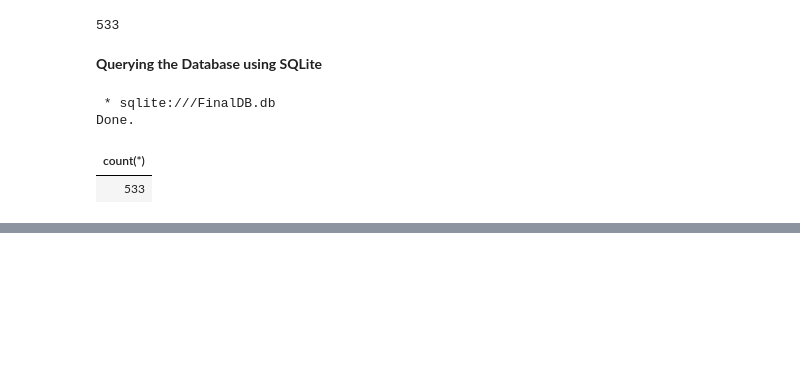
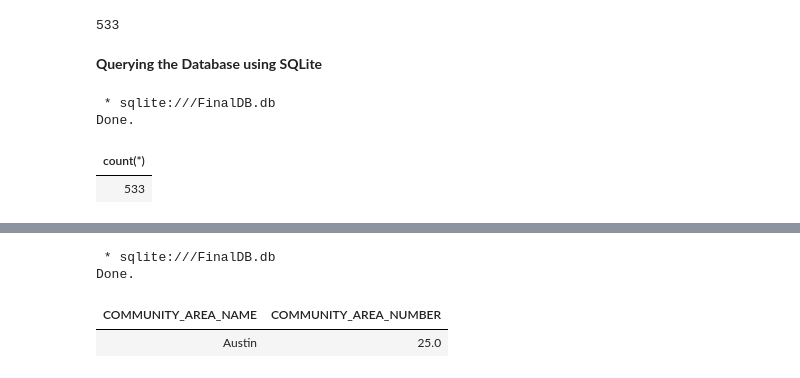
Before and after one commit to Vickayo04/Kaggle-Projects, a Jupyter notebook: Database Querying with SQLite.ipynb, the cells around one changed output, grey strips where cells are left out. Drawn from its saved outputs; the diff is of its cells as text; code cells hidden in the pictures; blank space fills up the shorter version.

```diff
--- a/Database Querying with SQLite.ipynb
+++ b/Database Querying with SQLite.ipynb
@@ -58,0 +178,16 @@ Done.
+# %%
+%%sql
+SELECT COMMUNITY_AREA_NAME, COMMUNITY_AREA_NUMBER
+FROM Chicago_census
+WHERE COMMUNITY_AREA_NUMBER = (
+    SELECT COMMUNITY_AREA_NUMBER
+    FROM Chicago_crime
+    GROUP BY COMMUNITY_AREA_NUMBER
+    ORDER BY COUNT(ID) DESC
+    LIMIT 1
+);
+# %% [output]
+ * sqlite:///FinalDB.db
+Done.
+| COMMUNITY_AREA_NAME | COMMUNITY_AREA_NUMBER |
+| Austin | 25.0 |
```
Also changed, not shown: parts of 10 cells of this notebook.
